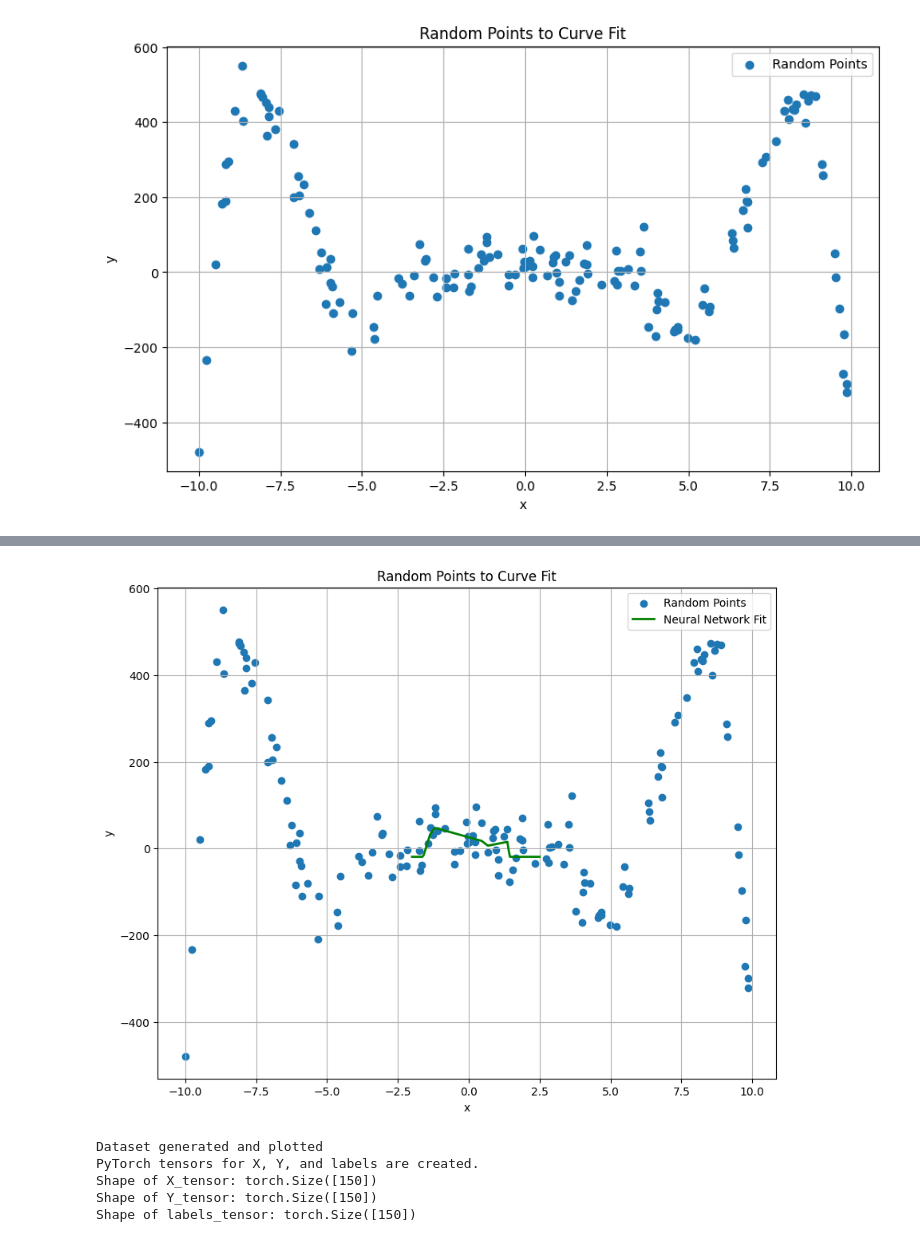
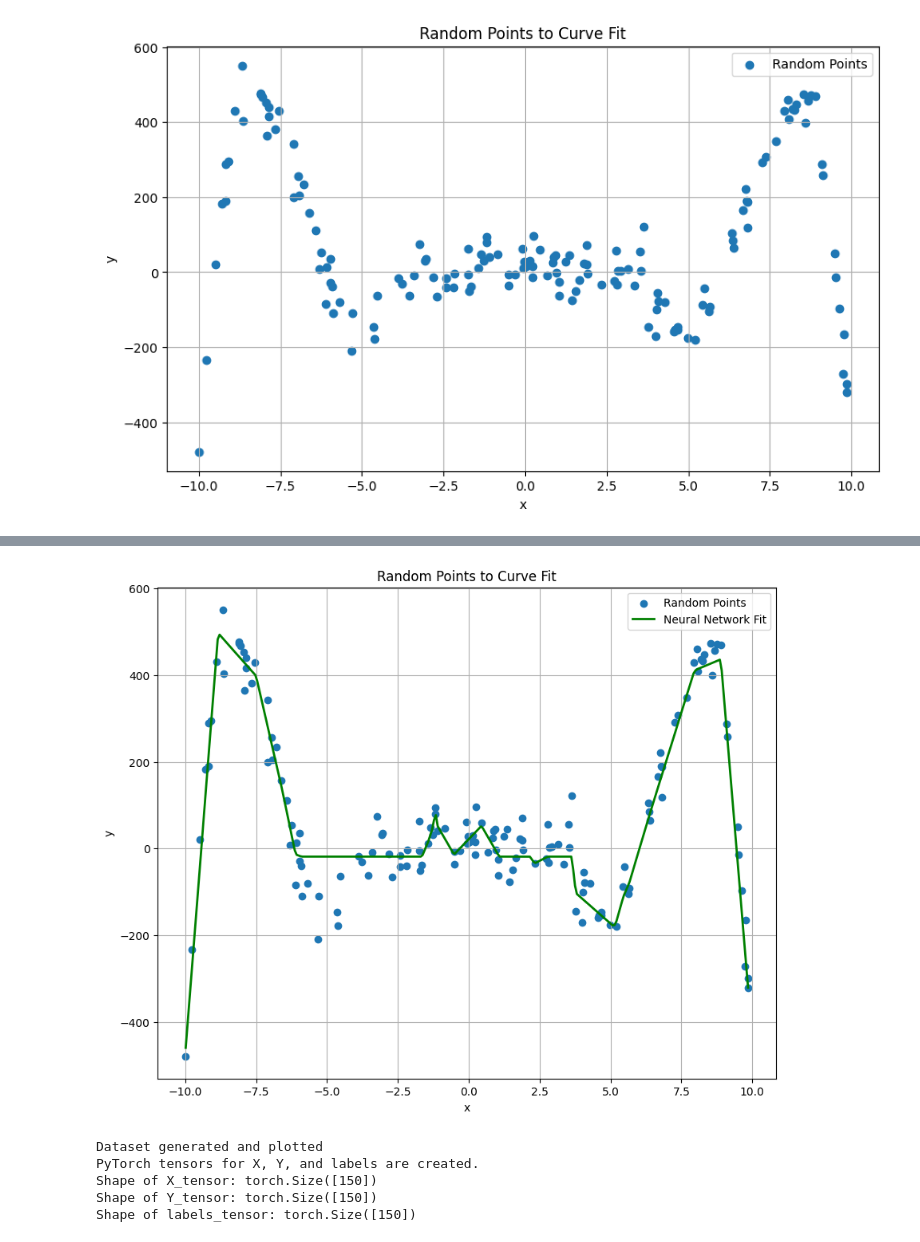
Before and after one commit to Hamtak0/DeepLearning, a Jupyter notebook: neural_networks.ipynb, the cells around one changed output, grey strips where cells are left out. Saved outputs shown, nothing was run; the diff lists cells and outputs as text; code cells hidden in the pictures.

```diff
--- a/neural_networks.ipynb
+++ b/neural_networks.ipynb
@@ -45,14 +45,12 @@ class Net(nn.Module):
     super(Net, self).__init__()
     # Define the sequence of layers
     self.main = nn.Sequential(
-        # Input layer (1 feature) to Hidden Layer 1 (32 neurons)
         nn.Linear(1, 32),
-        # ReLU activation function to introduce non-linearity
         nn.ReLU(),
-        # Hidden Layer 1 to Hidden Layer 2 (16 neurons)
-        nn.Linear(32, 16),
+        nn.Linear(32, 64),
         nn.ReLU(),
-        # Hidden Layer 2 to Output Layer (1 feature)
+        nn.Linear(64, 16),
+        nn.ReLU(),
         nn.Linear(16, 1)
     )
 
@@ -101,8 +99,8 @@ model.eval()
 
 # Generate a smooth curve for plotting the learned function
 with torch.no_grad(): # Disable gradient calculation for inference
-    # Create 100 evenly spaced x-values
-    x_curve = torch.linspace(-2, 2.5, 100).view(-1, 1)
+    x_min, x_max = x_train.min(),x_train.max()
+    x_curve = torch.linspace(x_min, x_max, 300).view(-1, 1)
     # Get the network's prediction for these values
     y_pred_curve = model(x_curve)
 
@@ -133,5 +131,5 @@ Epoch [5000/5000], Loss: 30776.4766
 Training finished.
-[figure, old version]
+[figure, new version]
 # %%
 import numpy as np
 import matplotlib.pyplot as plt
```
Also changed, not shown: parts of 1 cell of this notebook.
